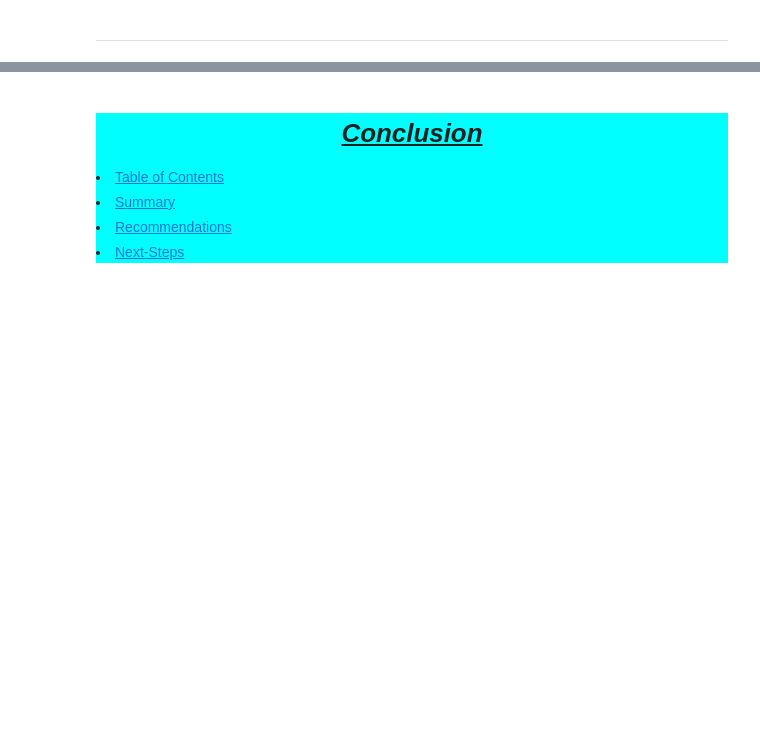
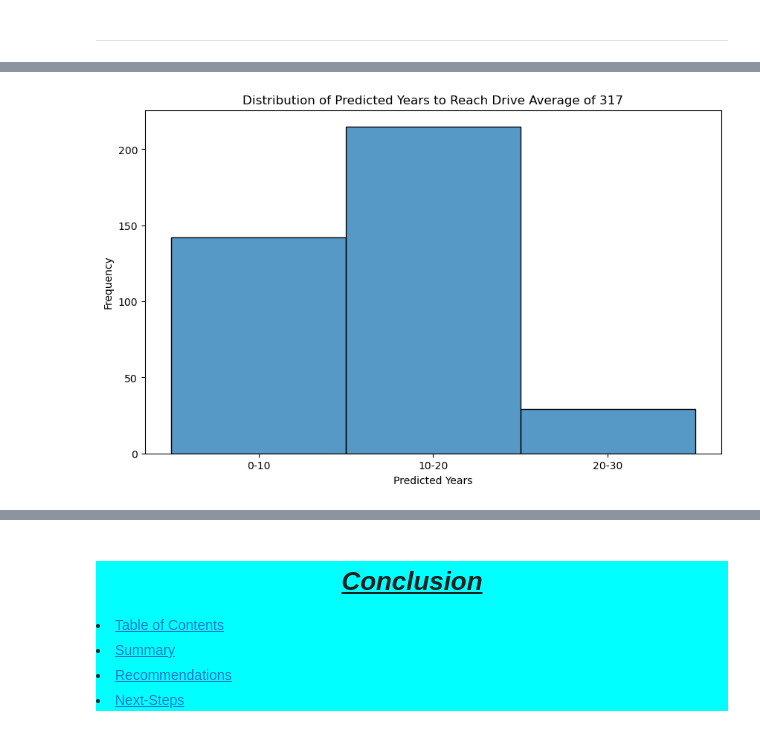
Before and after one commit to Birdie-Eye-View/Capstone-Project, a Jupyter notebook: mvp/final_report.ipynb, the cells around one changed output, grey strips where cells are left out. Saved outputs shown, nothing was run; the diff lists cells and outputs as text; code cells hidden in the pictures; blank space fills up the shorter version.

```diff
--- a/mvp/final_report.ipynb
+++ b/mvp/final_report.ipynb
@@ -257,0 +317,6 @@ rmse- par_5_avg:  0.011596302517951828
+# %%
+# From the 'final.py' file...
+# Call function that creates bins for predicted_years to show avg time for players to reach drive_avg 317
+f.plot_predicted_years_bins(merged_df)
+# %% [output]
+[figure, added]
```
Also changed, not shown: parts of 32 cells of this notebook, 1 other file.
